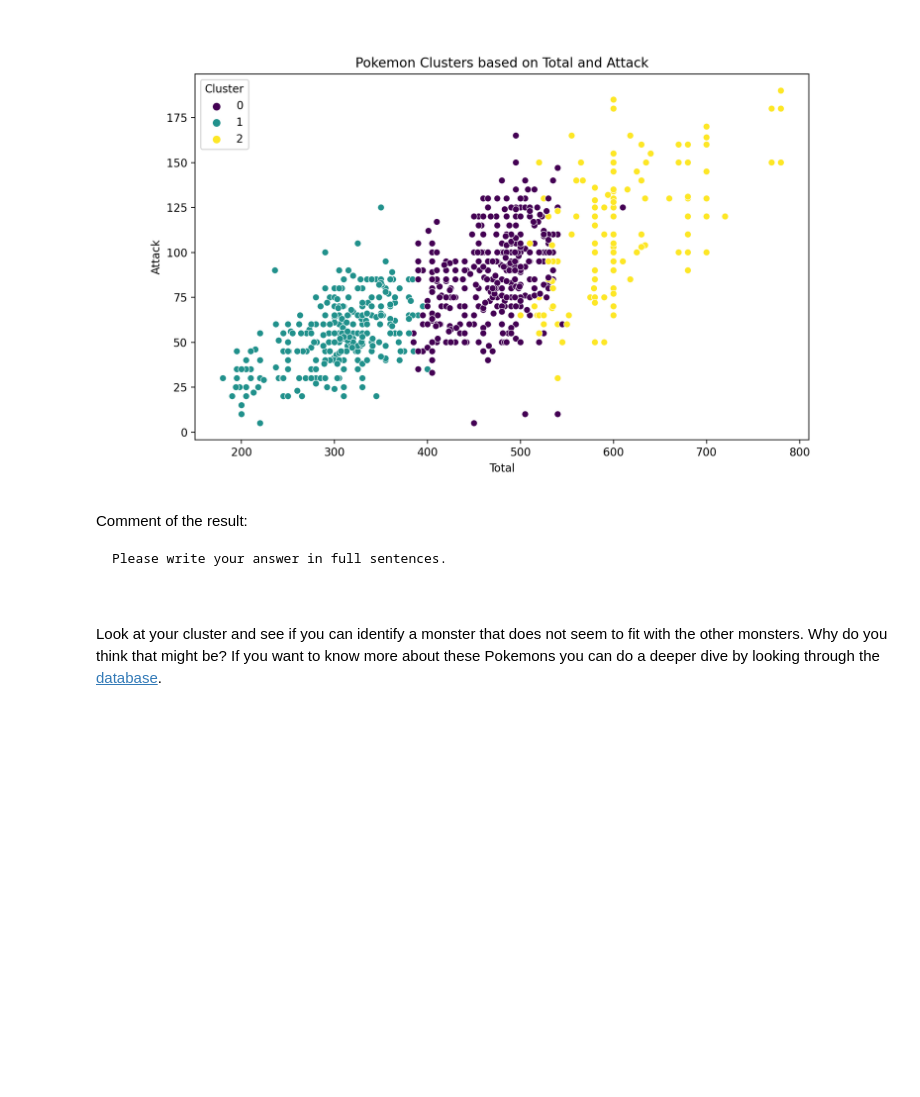
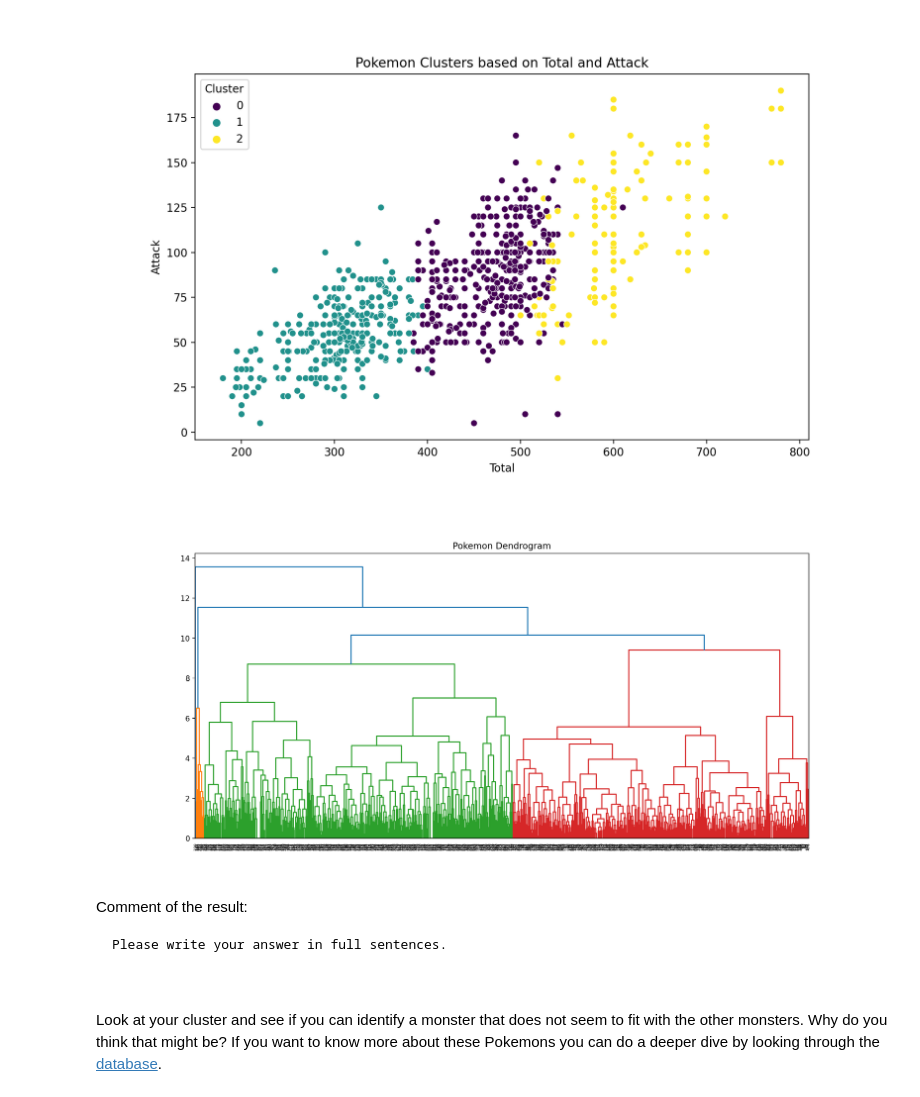
Before and after one commit to BU-MSSP-Classroom/MA679_Spring2024_09_unsupervised-fengyuanshen, a Jupyter notebook: Ch12_Unsupervised_Python.ipynb, the cells around one changed output. Saved outputs shown, nothing was run; the diff lists cells and outputs as text; code cells hidden in the pictures; blank space fills up the shorter version.

```diff
--- a/Ch12_Unsupervised_Python.ipynb
+++ b/Ch12_Unsupervised_Python.ipynb
@@ -409,6 +409,17 @@ plt.legend(title='Cluster')
 plt.show()
 # %% [output]
 [figure]
+# %%
+# Hierarchical clustering using complete linkage and Euclidean distance
+Z_scaled = linkage(features_scaled, 'complete')
+
+# Plot the dendrogram
+plt.figure(figsize=(15, 7))
+dendrogram(Z_scaled, labels=Pokemon.index)
+plt.title('Pokemon Dendrogram')
+plt.show()
+# %% [output]
+[figure, added]
 # %% [markdown]
 Comment of the result:
 
```
Also changed, not shown: parts of 2 cells of this notebook.
